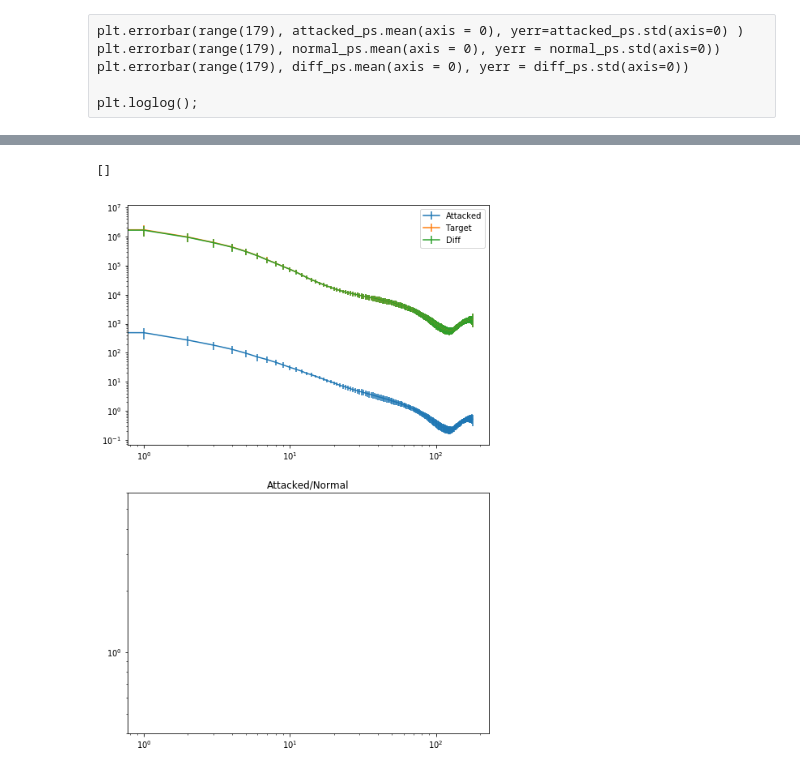
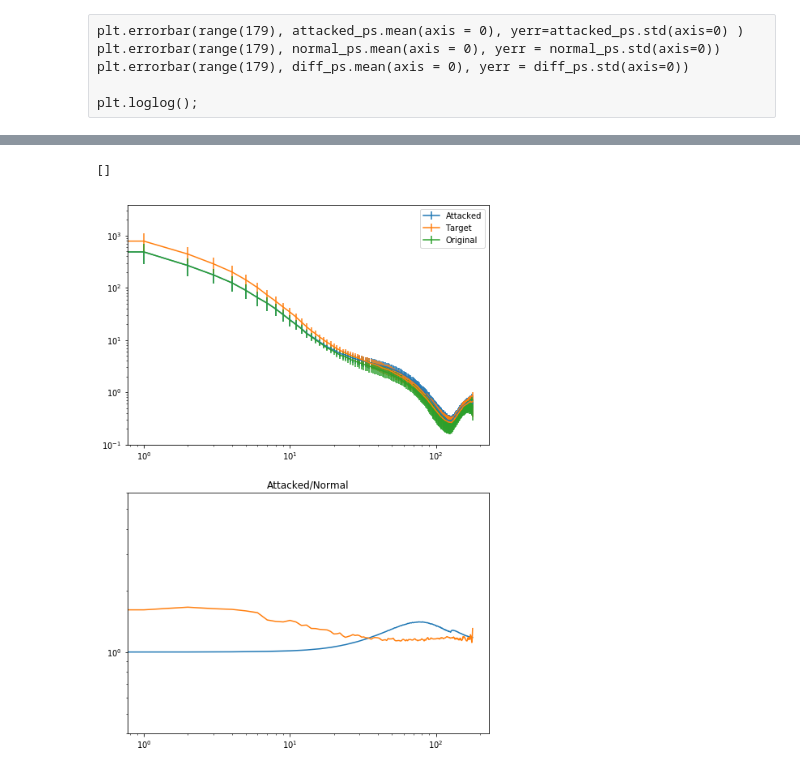
Before and after one commit to mclaughlin6464/uatu, a Jupyter notebook: notebooks/Local Attacks.ipynb, the cells around one changed output, grey strips where cells are left out. Saved outputs shown, nothing was run; the diff lists cells and outputs as text; code cells hidden in the pictures.

```diff
--- a/notebooks/Local Attacks.ipynb
+++ b/notebooks/Local Attacks.ipynb
@@ -108,7 +108,7 @@ target_X.shape
 test_X = (test_X-mean)/(std)
 target_X = (target_X-mean)/(std)
 # %%
-n = 200
+n = 100
 batch_size = 1
 
 X = test_X[n, :, :, :].reshape((1, test_X.shape[1],\
@@ -252,3 +262,21 @@ def image_ps(image):
     psd1D = azimuthalAverage(psd2D)
 
     return psd1D
+# %%
+attacked_ps = np.zeros((target_X.shape[0], 179))
+normal_ps = np.zeros((target_X.shape[0], 179))
+target_ps = np.zeros((target_X.shape[0], 179))
+diff_ps = np.zeros((target_X.shape[0], 179))
+diff2_ps = np.zeros((target_X.shape[0], 179))
+
+for n in range(target_X.shape[0]):
+    print n
+    X_attacked = compute_attacked_map(model_init_fn, cost_fn, network_fname,\
+                            test_X[n].reshape(1, X.shape[1], X.shape[2], X.shape[3])\
+                        , target_Y, n_steps = 300, training=training)
+    attacked_ps[n] = image_ps(X_attacked.squeeze())
+    target_ps[n] = image_ps(target_X[n].squeeze())
+
+    normal_ps[n] = image_ps(test_X[n].squeeze())
+    diff_ps[n] = image_ps( (X_attacked - test_X[n]).squeeze())
+    diff2_ps[n] = image_ps( (X_attacked - target_X[n]).squeeze())
@@ -259,18 +304,0 @@ X.shape
-# %%
-attacked_ps = np.zeros((X.shape[0], 179))
-normal_ps = np.zeros((X.shape[0], 179))
-target_ps = np.zeros((X.shape[0], 179))
-diff_ps = np.zeros((X.shape[0], 179))
-diff2_ps = np.zeros((X.shape[0], 179))
-
-for n in range(X.shape[0]):
-    print n
-    X_attacked = compute_attacked_map(model_init_fn, cost_fn, network_fname,\
-                            X[n].reshape(1, X.shape[1], X.shape[2], X.shape[3])\
-                        , target_Y, n_steps = 300, training=training)
-    attacked_ps[n] = image_ps(X_attacked.squeeze())
-    target_ps[n] = image_ps(target_X[n].squeeze())
-
-    normal_ps[n] = image_ps(X[n].squeeze())
-    diff_ps[n] = image_ps( (X_attacked - X[n]).squeeze())
-    diff2_ps[n] = image_ps( (X_attacked - target_X[n]).squeeze())
@@ -317,16 +327,18 @@ plt.loglog()
 # %%
 fig = plt.figure(figsize = (8, 12))
 plt.subplot(211)
 plt.errorbar(range(179), attacked_ps.mean(axis = 0), yerr=attacked_ps.std(axis=0), label = 'Attacked' )
 plt.errorbar(range(179), target_ps.mean(axis = 0), yerr = target_ps.std(axis=0), label = 'Target')
-plt.errorbar(range(179), diff2_ps.mean(axis = 0), yerr = diff2_ps.std(axis=0), label = 'Diff')
+plt.errorbar(range(179), normal_ps.mean(axis = 0), yerr = normal_ps.std(axis=0), label = 'Original')
 plt.legend(loc='best')
 plt.loglog();
 plt.subplot(212)
 plt.title("Attacked/Normal")
-plt.plot(attacked_ps.mean(axis=0)/target_ps.mean(axis=0))
+plt.plot(attacked_ps.mean(axis=0)/normal_ps.mean(axis=0))
+plt.plot(target_ps.mean(axis=0)/normal_ps.mean(axis=0))
+
 plt.ylim([0.4, 6])
 plt.loglog()
 # %% [output]
 []
-[figure, old version]
+[figure, new version]
```
Also changed, not shown: parts of 19 cells of this notebook, 4 other files.
